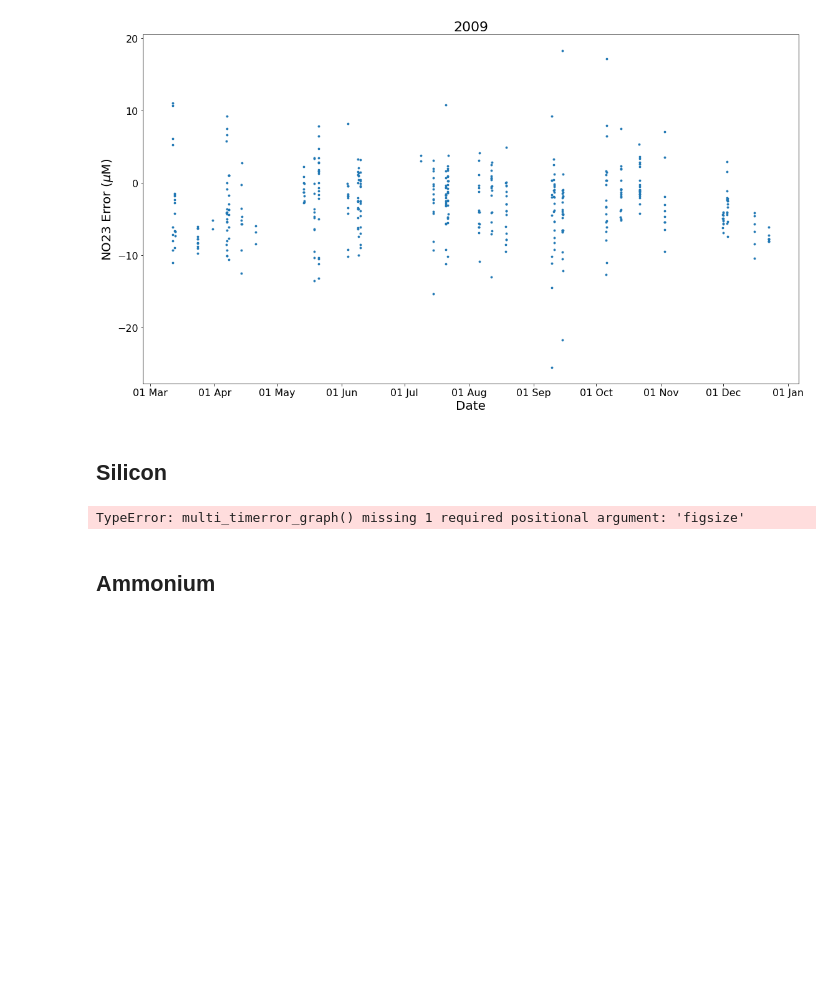
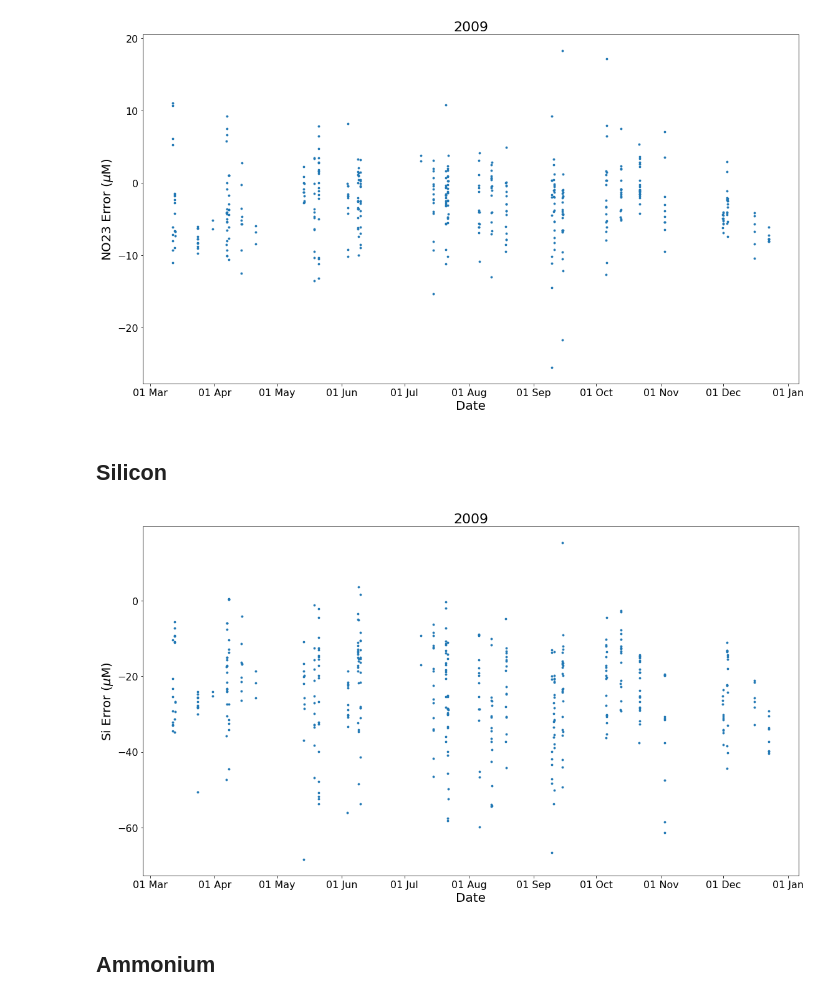
Before and after one commit to SalishSeaCast/analysis-keegan, a Jupyter notebook: notebooks/Evaluations/Individual_Timeseries/2009_Time_Series_Evaluation.ipynb, the cells around one changed output. Drawn from its saved outputs; the diff is of its cells as text; code cells hidden in the pictures; blank space fills up the shorter version.

```diff
--- a/notebooks/Evaluations/Individual_Timeseries/2009_Time_Series_Evaluation.ipynb
+++ b/notebooks/Evaluations/Individual_Timeseries/2009_Time_Series_Evaluation.ipynb
@@ -358,10 +162,10 @@ multi_timerror_graph(data,datyear,year,obsvar,modvar,(16,9))
 # %%
 obsvar='Si'
 modvar='mod_silicon'
 
-multi_timerror_graph(data,datyear,year,obsvar,modvar,(16,9))
+ket.multi_timerror_graph(data,datyear,year,obsvar,modvar,(16,9))
 # %% [output]
-TypeError: multi_timerror_graph() missing 1 required positional argument: 'figsize'
+[figure, added]
 # %% [markdown]
 ## Ammonium
 # %%
```
Also changed, not shown: parts of 12 cells of this notebook.
